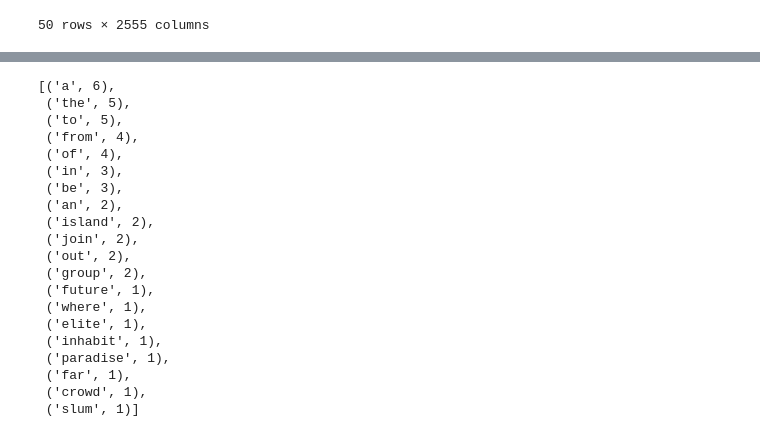
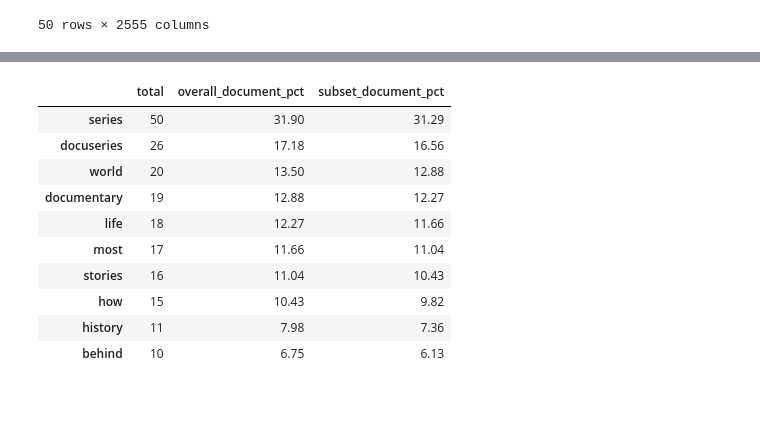
Before and after one commit to albert-ntiri/netflix, a Jupyter notebook: Netflix_EDA.ipynb, the cells around one changed output, grey strips where cells are left out. Saved outputs shown, nothing was run; the diff lists cells and outputs as text; code cells hidden in the pictures; blank space fills up the shorter version.

```diff
--- a/Netflix_EDA.ipynb
+++ b/Netflix_EDA.ipynb
@@ -815,7 +871,12 @@ genre_duration.avg_duration.sort_values(ascending=False).plot.barh(figsize=(6,6)
 # %%
 avg_duration_by_country = {}
 for c in countries_list:
-    subset_df = movies[movies.country.str.contains(c)]
+    indexes = []
+    for i in list(movies.index):
+        countries = movies.loc[i, 'country_list']
+        if c in countries:
+            indexes.append(i)
+    subset_df = movies.loc[indexes, :]
     avg_duration = subset_df.duration.mean()
     avg_duration_by_country[c] = avg_duration
 
@@ -1590,24 +1405,0 @@ first_five_tokenized_lemmatized
-# %%
-freq_dist_lemmatized = FreqDist(first_five_tokenized_lemmatized)
-freq_dist_lemmatized.most_common(20)
-# %% [output]
-[('a', 6),
- ('the', 5),
- ('to', 5),
- ('from', 4),
- ('of', 4),
- ('in', 3),
- ('be', 3),
- ('an', 2),
- ('island', 2),
- ('join', 2),
- ('out', 2),
- ('group', 2),
- ('future', 1),
- ('where', 1),
- ('elite', 1),
- ('inhabit', 1),
- ('paradise', 1),
- ('far', 1),
- ('crowd', 1),
- ('slum', 1)]
@@ -1620,0 +1406,26 @@ def normalize(documents):
+# %%
+def identify_top_words_by_genre(df, genre, n_words, stop_words=None):
+    indexes = []
+    for i in list(df.index):
+        genres = df.loc[i, 'listed_in_list']
+        if genre in genres:
+            indexes.append(i)
+    subset_df = df.loc[indexes, :]
+    top_words_df = create_word_distribution(subset_df.description, CountVectorizer, stop_words).head(n_words)
+    top_words_df['subset_document_pct'] = round(top_words_df.document_count / len(subset_df) * 100, 2)
+    top_words_df = top_words_df[['total', 'overall_document_pct', 'subset_document_pct']]
+    return top_words_df
+
+identify_top_words_by_genre(netflix[netflix.country == 'United States'], 'Docuseries', 10, my_stop_words)
+# %% [output]
+|  | total | overall_document_pct | subset_document_pct |
+| series | 50 | 31.90 | 31.29 |
+| docuseries | 26 | 17.18 | 16.56 |
+| world | 20 | 13.50 | 12.88 |
+| documentary | 19 | 12.88 | 12.27 |
+| life | 18 | 12.27 | 11.66 |
+| most | 17 | 11.66 | 11.04 |
+| stories | 16 | 11.04 | 10.43 |
+| how | 15 | 10.43 | 9.82 |
+| history | 11 | 7.98 | 7.36 |
+| behind | 10 | 6.75 | 6.13 |
```
Also changed, not shown: parts of 29 cells of this notebook.
